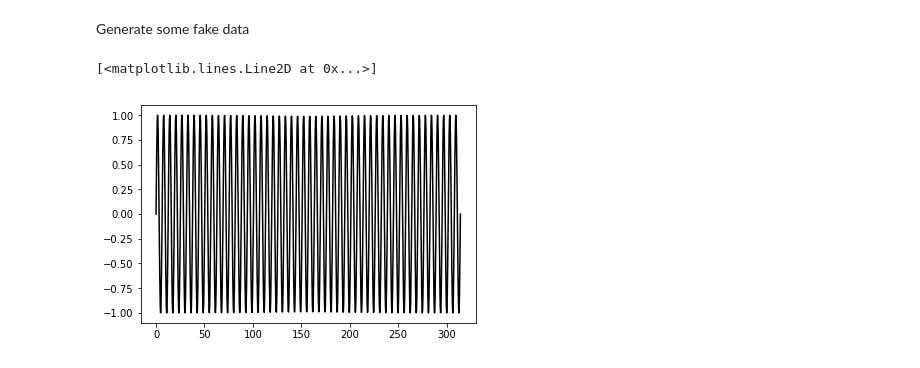
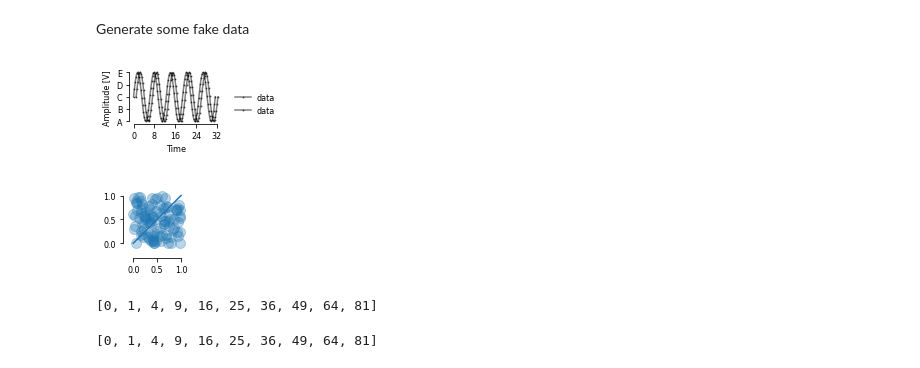
Before and after one commit to anki-xyz/survival2019, a Jupyter notebook: Publication ready figures.ipynb, the cells around one changed output. Saved outputs shown, nothing was run; the diff lists cells and outputs as text; code cells hidden in the pictures.

Commit message:
Line and scatter plots

```diff
--- a/Publication ready figures.ipynb
+++ b/Publication ready figures.ipynb
@@ -7,16 +7,12 @@ import numpy as np
 # %% [markdown]
 Generate some fake data
 # %%
-x = np.linspace(0, 100 * np.pi, 1000)
+x = np.linspace(0, 10 * np.pi, 100)
 y = np.sin(x)
 # %%
 # Magic to make real PDF text
 plt.rcParams["svg.fonttype"] = 'none'
+plt.rcParams["xtick.labelsize"] = 8
+plt.rcParams["ytick.labelsize"] = 8
+plt.rcParams["axes.labelsize"] = 8
+plt.rcParams["legend.fontsize"] = 8
-# %%
-plt.plot(x, y, color="k")
-plt.savefig("plot_image.svg", dpi=300)
-plt.savefig("plot_image.pdf", dpi=300)
-plt.savefig("plot_image.eps", dpi=300)
-# %% [output]
-[<matplotlib.lines.Line2D at 0x...>]
-[figure, removed]
@@ -22,0 +21,47 @@ plt.savefig("plot_image.eps", dpi=300)
+# %%
+plt.figure(figsize=(2., 1.5))
+plt.plot(x, y, color="k", marker=".", label="data", alpha=.5, markersize=2)
+plt.plot(x+1, y, color="k", marker=".", label="data", alpha=.5, markersize=2)
+plt.xlabel("Time")
+plt.ylabel("Amplitude [V]")
+plt.legend(loc=[1.1, 0.1], frameon=False, shadow=None)
+
+#          LOCATION             TEXT
+plt.yticks([-1, -.5, 0, .5, 1], [-10, -5, 0, 5, 10])
+plt.yticks([-1, -.5, 0, .5, 1], ["A", "B", "C", "D", "E"])
+
+plt.xticks(np.arange(0, 32+1, 8))
+
+plt.tight_layout()
+
+sns.despine(trim=True)
+
+plt.savefig("plot_image.svg", dpi=300)
+plt.savefig("plot_image.pdf", dpi=300)
+plt.savefig("plot_image.eps", dpi=300)
+# %% [output]
+[figure, added]
+# %%
+plt.figure(figsize=(1.5, 1.5))
+plt.scatter(np.random.random(100), np.random.random(100), s=100, alpha=.3)
+plt.plot([0, 1], [0, 1])
+plt.axis('equal')
+plt.xticks([0, .5, 1])
+plt.tight_layout()
+sns.despine(trim=True, offset=5)
+# %% [output]
+[figure, added]
+# %%
+# List comprehension
+y = []
+
+for i in range(10):
+    y.append(i**2)
+
+print(y)
+# %% [output]
+[0, 1, 4, 9, 16, 25, 36, 49, 64, 81]
+# %%
+[i**2 for i in range(10)]
+# %% [output]
+[0, 1, 4, 9, 16, 25, 36, 49, 64, 81]
```
Also changed, not shown: parts of 9 cells of this notebook.
